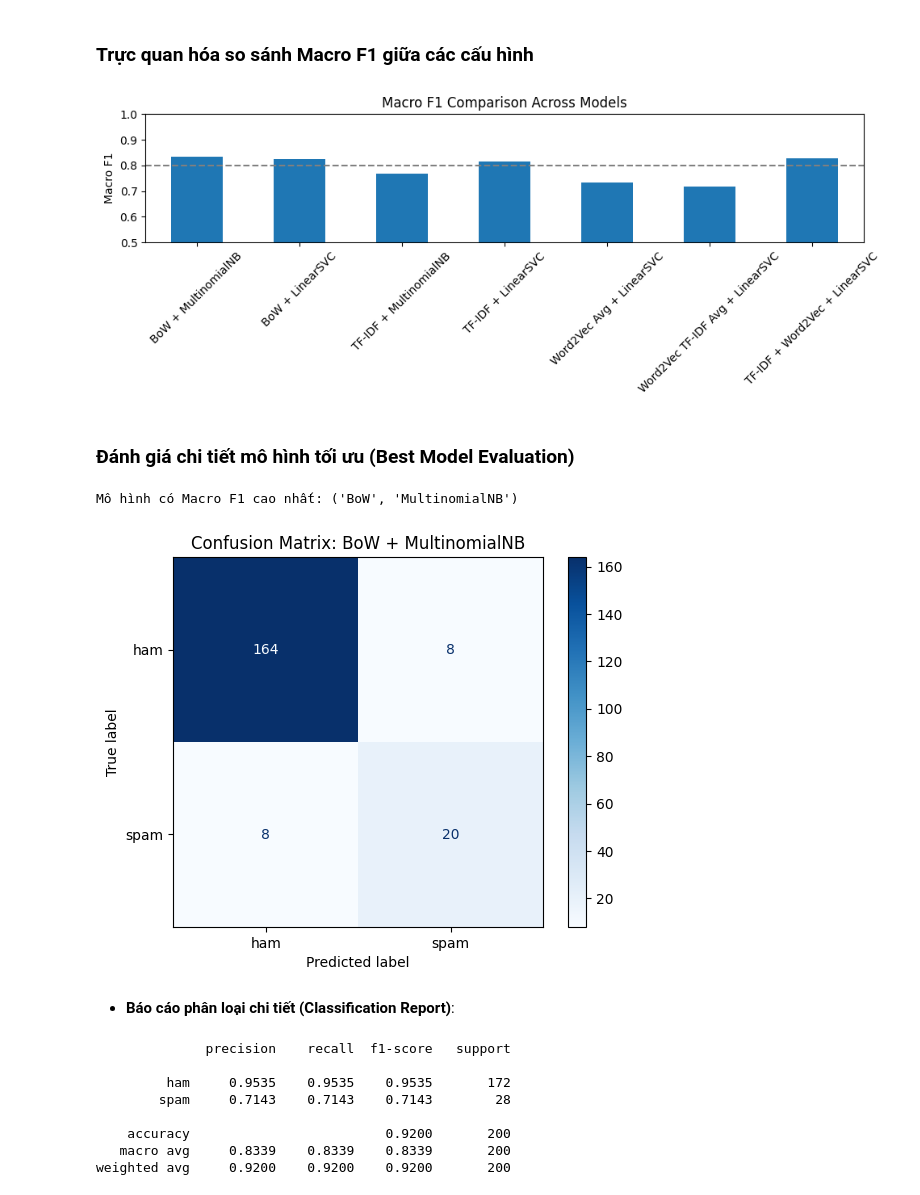
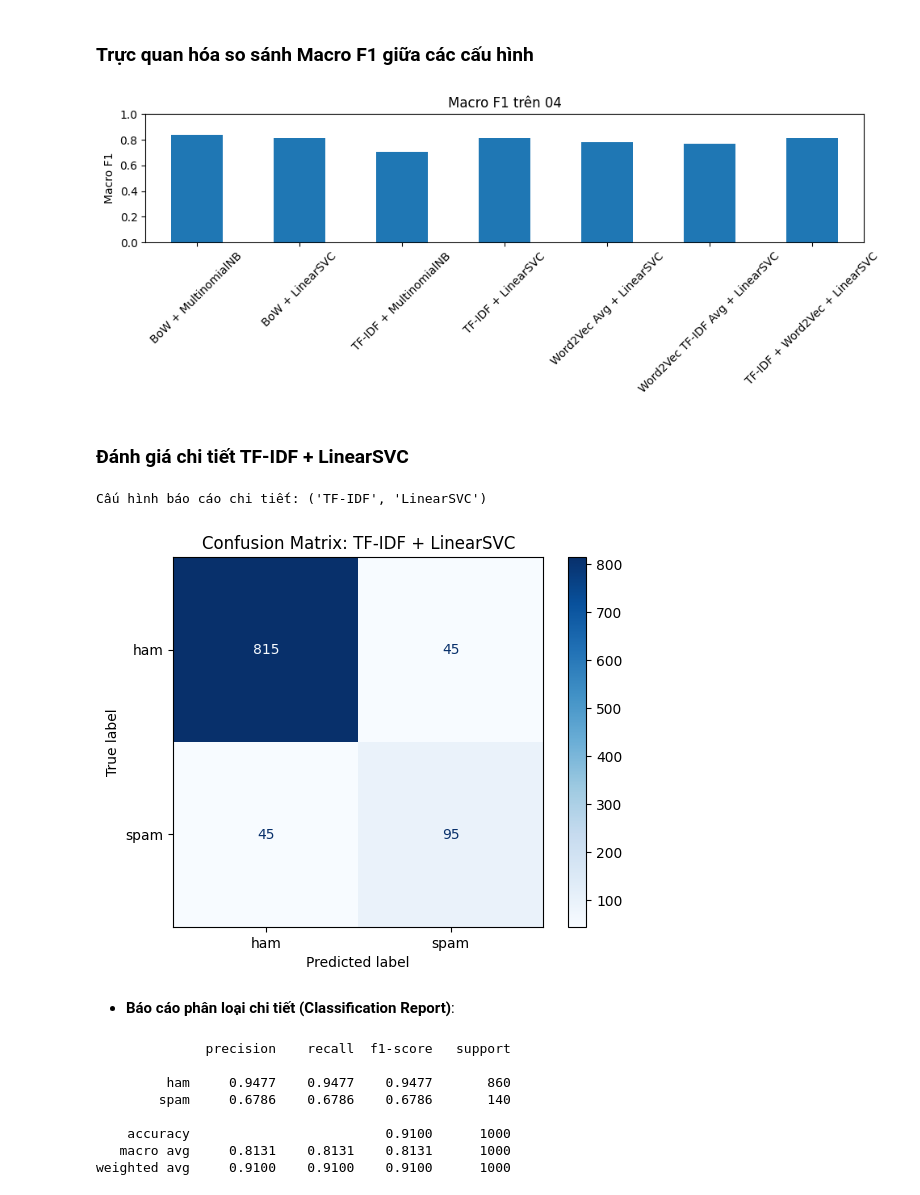
Before and after one commit to huuhieu56/NLP1, a Jupyter notebook: PTIT_spam_ham.ipynb, the cells around one changed output. Drawn from its saved outputs; the diff is of its cells as text; code cells hidden in the pictures.

```diff
--- a/PTIT_spam_ham.ipynb
+++ b/PTIT_spam_ham.ipynb
@@ -87,5 +45,3 @@ Thủ công: ham | LLM: spam
-# %%
-df = pd.read_csv('reviewed_comments.csv')
 # %% [markdown]
 ### Kiểm tra kích thước và kiểu dữ liệu
 1. **Dataset Shape**: Số lượng hàng (mẫu) và số lượng cột (thuộc tính).
@@ -186,6 +142,7 @@ def preprocess(text):
 ### Áp dụng tiền xử lý lên toàn bộ tập dữ liệu
 # %%
 df['processed'] = df['content'].apply(preprocess)
+test['processed'] = test['content'].apply(preprocess)
 df[['content', 'processed', 'label']].head(10)
 # %% [output]
 |  | content | processed | label |
@@ -206,6 +163,4 @@ df[['content', 'processed', 'label']].head(10)
 # %%
-train_idx, test_idx = train_test_split(df.index, test_size=0.2, random_state=42, stratify=df['label'])
-train = df.loc[train_idx].copy()
-test = df.loc[test_idx].copy()
-pd.DataFrame({'Train': train['label'].value_counts(), 'Test': test['label'].value_counts()})
+train = df.copy()
+pd.DataFrame({'Train': train['label'].value_counts(), 'Eval': test['label'].value_counts()})
 # %% [output]
@@ -500,17 +467,16 @@ experiments = {
     ('TF-IDF', 'LinearSVC'): (X_train_tfidf, X_test_tfidf, linearSVC),
     ('Word2Vec Avg', 'LinearSVC'): (X_train_w2v_avg, X_test_w2v_avg, linearSVC),
     ('Word2Vec TF-IDF Avg', 'LinearSVC'): (X_train_w2v_tfidf, X_test_w2v_tfidf, linearSVC),
-    ('TF-IDF + Word2Vec', 'LinearSVC'): (X_train_combined, X_test_combined, linearSVC)
+    ('TF-IDF + Word2Vec', 'LinearSVC'): (X_train_combined, X_test_combined, linearSVC),
 }
 
 results = []
 predictions = {}
-
-for (feat, algo), (X_tr, X_te, clf) in experiments.items():
+for (feat, algo), (X_tr, X_te, estimator) in experiments.items():
+    clf = clone(estimator)
     clf.fit(X_tr, train['label'])
     y_pred = clf.predict(X_te)
     predictions[(feat, algo)] = y_pred
-
     results.append({
         'Feature': feat,
         'Model': algo,
@@ -547,40 +510,39 @@ scores_df
 # %%
 model_names = scores_df['Feature'] + ' + ' + scores_df['Model']
 scores_df.set_index(model_names)['Macro F1'].plot(kind='bar', figsize=(10, 4), rot=45)
-plt.axhline(0.8, color='gray', linestyle='--')
-plt.title('Macro F1 Comparison Across Models')
+plt.title('Macro F1 trên 04')
 plt.ylabel('Macro F1')
-plt.ylim(0.5, 1.0)
+plt.ylim(0, 1)
 plt.tight_layout()
 plt.show()
 # %% [output]
-[figure, old version]
+[figure, new version]
 # %% [markdown]
-### Đánh giá chi tiết mô hình tối ưu (Best Model Evaluation)
+### Đánh giá chi tiết TF-IDF + LinearSVC
 # %%
-best_model = tuple(scores_df.loc[scores_df['Macro F1'].idxmax(), ['Feature', 'Model']])
-print("Mô hình có Macro F1 cao nhất:", best_model)
+selected_model = ('TF-IDF', 'LinearSVC')
+print('Cấu hình báo cáo chi tiết:', selected_model)
 # %% [output]
-Mô hình có Macro F1 cao nhất: ('BoW', 'MultinomialNB')
+Cấu hình báo cáo chi tiết: ('TF-IDF', 'LinearSVC')
 # %%
-cm = confusion_matrix(test['label'], predictions[best_model], labels=['ham', 'spam'])
+cm = confusion_matrix(test['label'], predictions[selected_model], labels=['ham', 'spam'])
 disp = ConfusionMatrixDisplay(confusion_matrix=cm, display_labels=['ham', 'spam'])
 disp.plot(cmap='Blues')
-plt.title('Confusion Matrix: ' + best_model[0] + ' + ' + best_model[1])
+plt.title('Confusion Matrix: ' + ' + '.join(selected_model))
 plt.show()
 # %% [output]
-[figure, old version]
+[figure, new version]
 # %% [markdown]
 * **Báo cáo phân loại chi tiết (Classification Report)**:
 # %%
-print(classification_report(test['label'], predictions[best_model], digits=4))
+print(classification_report(test['label'], predictions[selected_model], digits=4, zero_division=0))
 # %% [output]
               precision    recall  f1-score   support
 
-         ham     0.9535    0.9535    0.9535       172
-        spam     0.7143    0.7143    0.7143        28
+         ham     0.9477    0.9477    0.9477       860
+        spam     0.6786    0.6786    0.6786       140
 
-    accuracy                         0.9200       200
-   macro avg     0.8339    0.8339    0.8339       200
-weighted avg     0.9200    0.9200    0.9200       200
+    accuracy                         0.9100      1000
+   macro avg     0.8131    0.8131    0.8131      1000
+weighted avg     0.9100    0.9100    0.9100      1000
 # %% [markdown]
```
Also changed, not shown: parts of 40 cells of this notebook, 19 other files.
